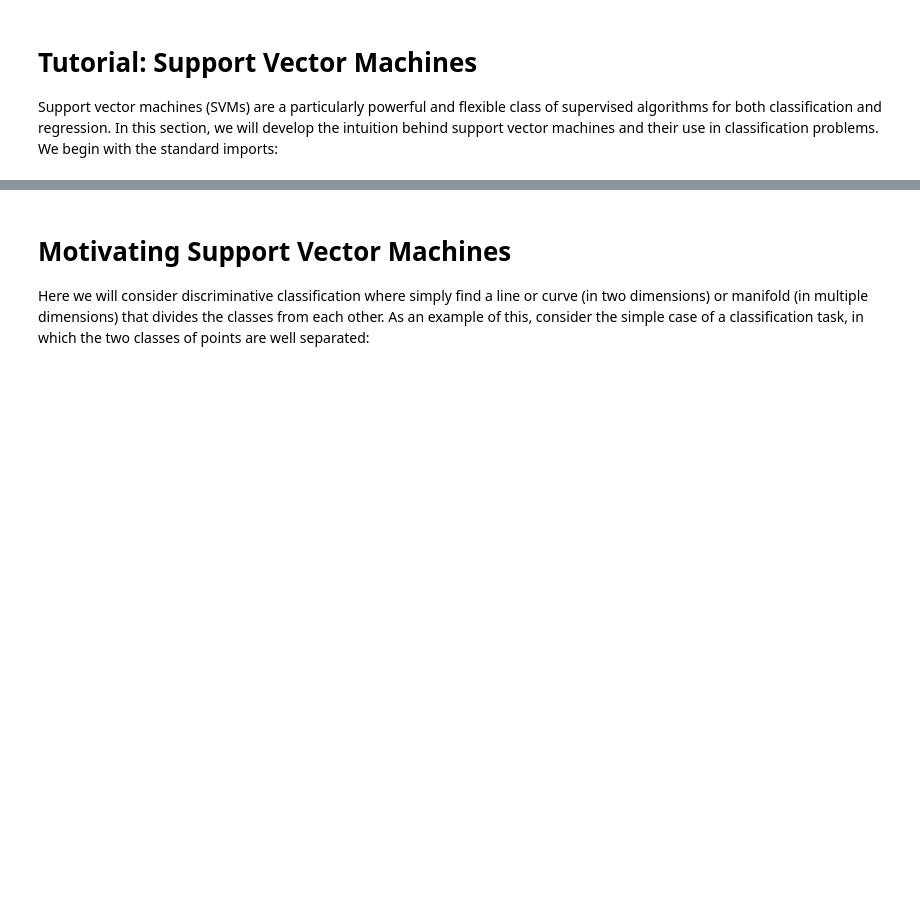
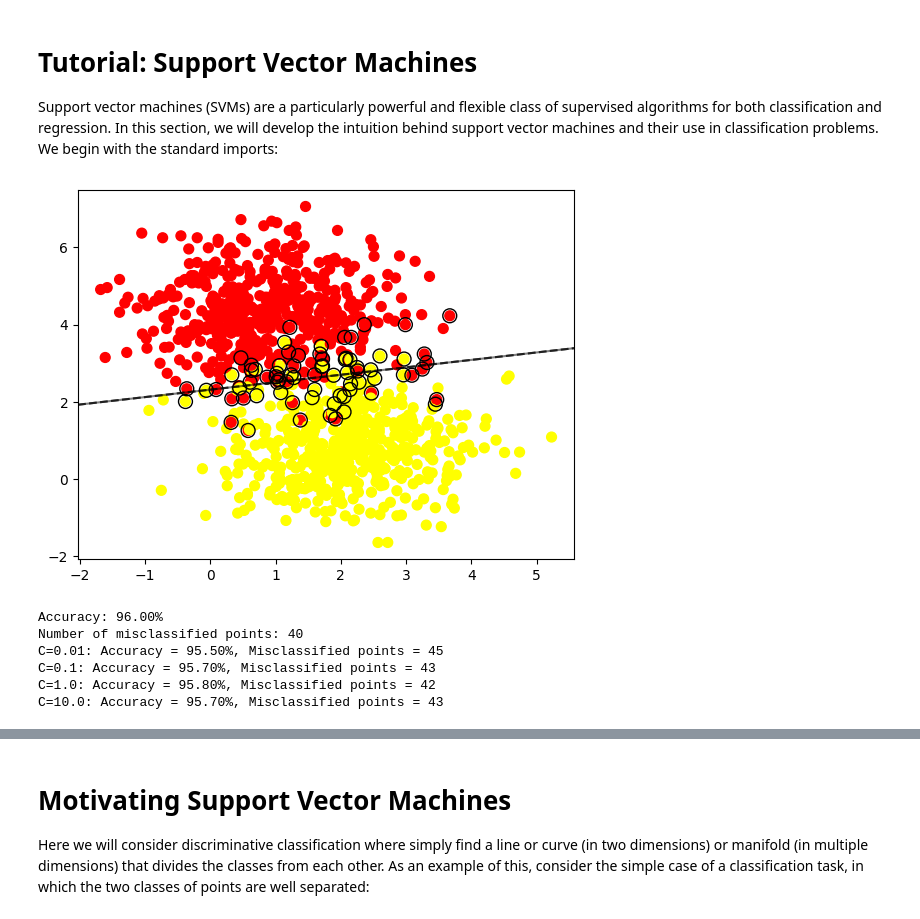
Before and after one commit to s7Ayo/ML-Work, a Jupyter notebook: Jupyter Nb/Supervised_Support_Vector_Machines.ipynb, the cells around one changed output, grey strips where cells are left out. Drawn from its saved outputs; the diff is of its cells as text; code cells hidden in the pictures; blank space fills up the shorter version.

```diff
--- a/Jupyter Nb/Supervised_Support_Vector_Machines.ipynb
+++ b/Jupyter Nb/Supervised_Support_Vector_Machines.ipynb
@@ -19,3 +19,67 @@ import seaborn as sns; sns.set()
 
 # Fix the load data for SVM
 DATA = np.loadtxt('/Users/student/Documents/ML Work /data/data_SVM.txt')
+# %%
+import numpy as np
+from sklearn.svm import SVC
+from sklearn.metrics import accuracy_score
+import matplotlib.pyplot as plt
+DATA = np.loadtxt('/Users/student/Documents/ML Work /data/data_SVM.txt')
+
+
+
+# Assuming DATA is already loaded and has shape (1000, 3)
+X = DATA[:, :2]  # feature set
+y = DATA[:, 2]   # labels
+
+# Define a function to plot the decision boundary
+def plot_svc_decision_function(model, ax=None):
+    if ax is None:
+        ax = plt.gca()
+    xlim = ax.get_xlim()
+    ylim = ax.get_ylim()
+
+    # create grid to evaluate model
+    xx = np.linspace(xlim[0], xlim[1], 30)
+    yy = np.linspace(ylim[0], ylim[1], 30)
+    YY, XX = np.meshgrid(yy, xx)
+    xy = np.vstack([XX.ravel(), YY.ravel()]).T
+    Z = model.decision_function(xy).reshape(XX.shape)
+
+    # plot decision boundary and margins
+    ax.contour(XX, YY, Z, colors='k', levels=[-1, 0, 1], alpha=0.5, linestyles=['--', '-', '--'])
+    ax.scatter(model.support_vectors_[:, 0], model.support_vectors_[:, 1], s=100, linewidth=1, facecolors='none', edgecolors='k')
+
+# Train the SVM classifier with a linear kernel and a large C value
+model = SVC(kernel='linear', C=1E10)
+model.fit(X, y)
+
+# Plot the decision boundary
+plt.scatter(X[:, 0], X[:, 1], c=y, s=50, cmap='autumn')
+plot_svc_decision_function(model)
+plt.show()
+
+# Calculate and print the accuracy and number of misclassified points
+y_pred = model.predict(X)
+accuracy = accuracy_score(y, y_pred)
+misclassified_points = (y != y_pred).sum()
+print(f"Accuracy: {accuracy * 100:.2f}%")
+print(f"Number of misclassified points: {misclassified_points}")
+
+# Experiment with different values of C
+C_values = [0.01, 0.1, 1.0, 10.0]
+for c in C_values:
+    model = SVC(kernel='linear', C=c)
+    model.fit(X, y)
+    y_pred = model.predict(X)
+    accuracy = accuracy_score(y, y_pred)
+    misclassified_points = (y != y_pred).sum()
+    print(f"C={c}: Accuracy = {accuracy * 100:.2f}%, Misclassified points = {misclassified_points}")
+# %% [output]
+[figure, added]
+Accuracy: 96.00%
+Number of misclassified points: 40
+C=0.01: Accuracy = 95.50%, Misclassified points = 45
+C=0.1: Accuracy = 95.70%, Misclassified points = 43
+C=1.0: Accuracy = 95.80%, Misclassified points = 42
+C=10.0: Accuracy = 95.70%, Misclassified points = 43
```
Also changed, not shown: parts of 1 cell of this notebook.
